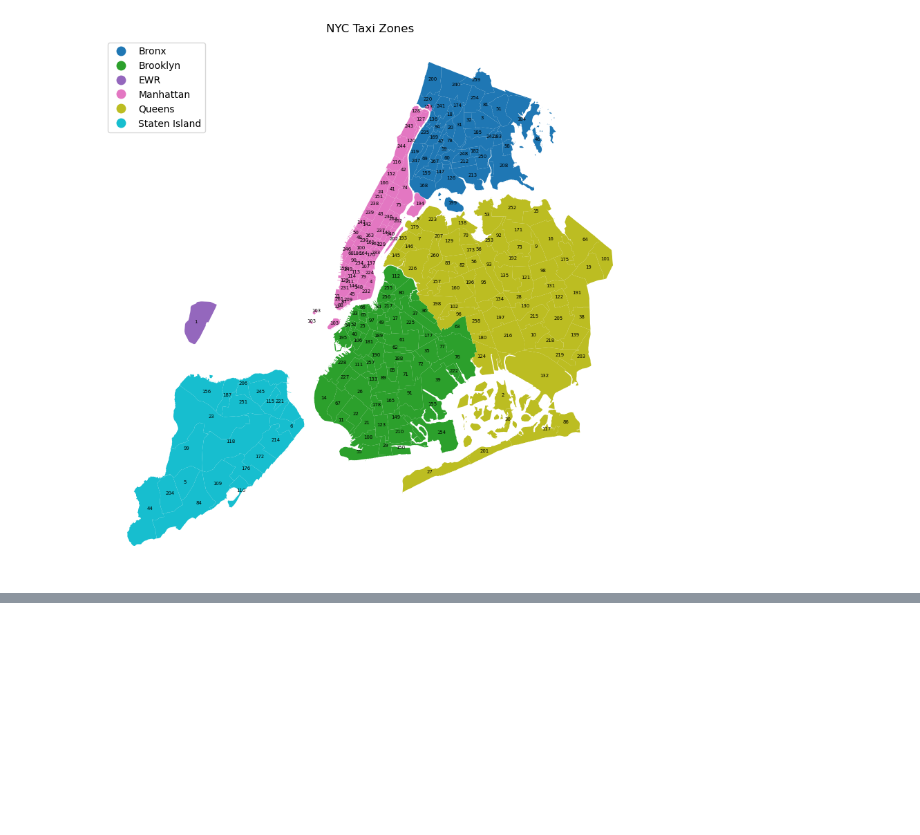
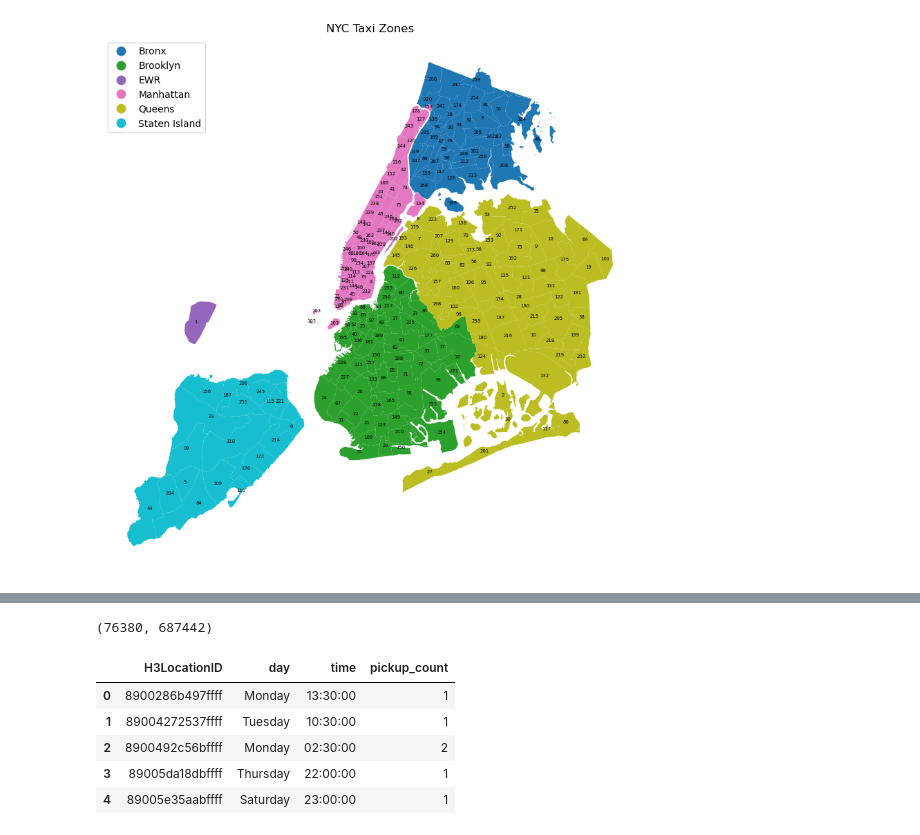
Before and after one commit to mwshumway/nyc_taxi, a Jupyter notebook: analysis/eda.ipynb, the cells around one changed output, grey strips where cells are left out. Saved outputs shown, nothing was run; the diff lists cells and outputs as text; code cells hidden in the pictures; blank space fills up the shorter version.

```diff
--- a/analysis/eda.ipynb
+++ b/analysis/eda.ipynb
@@ -75,0 +130,16 @@ plt.show()
+# %%
+data1 = pd.read_parquet('../data/processed_data/yellow_processed_from_ids.parquet')
+data2 = pd.read_parquet('../data/processed_data/kaggle2018_processed_from_coords.parquet')
+# %%
+len(data1), len(data2)
+# %% [output]
+(76380, 687442)
+# %%
+data2.head()
+# %% [output]
+|  | H3LocationID | day | time | pickup_count |
+| 0 | 8900286b497ffff | Monday | 13:30:00 | 1 |
+| 1 | 89004272537ffff | Tuesday | 10:30:00 | 1 |
+| 2 | 8900492c56bffff | Monday | 02:30:00 | 2 |
+| 3 | 89005da18dbffff | Thursday | 22:00:00 | 1 |
+| 4 | 89005e35aabffff | Saturday | 23:00:00 | 1 |
```
Also changed, not shown: parts of 11 cells of this notebook, 3 other files.
